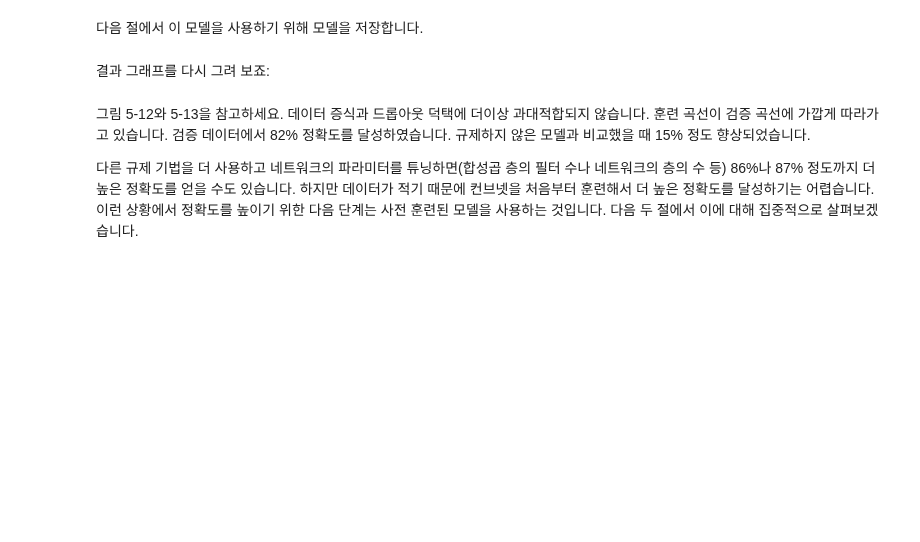
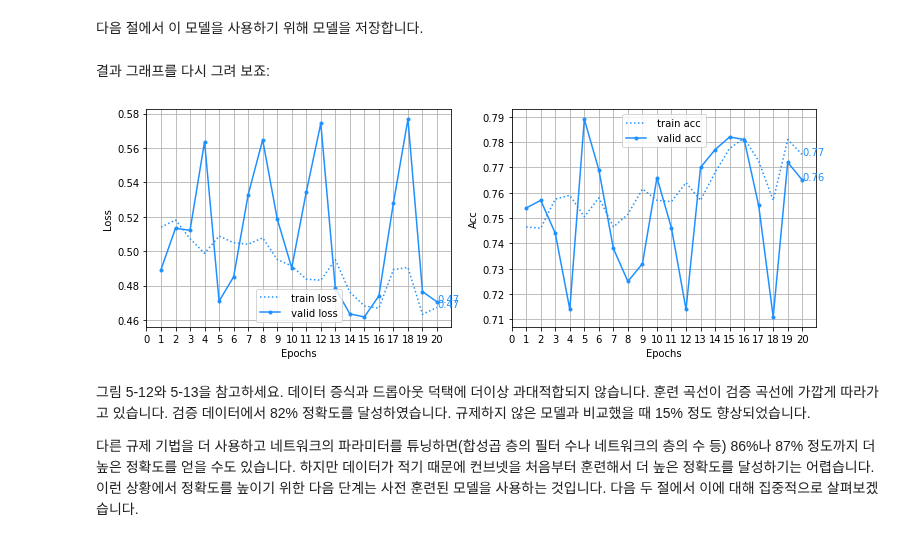
Before and after one commit to yebiny/SkillTreePython-DeepLearning, a Jupyter notebook: 02.케라스_창시자에게_배우는_딥러닝/해설/5_2_using_convnets_with_small_datasets.ipynb, the cells around one changed output. Drawn from its saved outputs; the diff is of its cells as text; code cells hidden in the pictures; blank space fills up the shorter version.

```diff
--- a/02.케라스_창시자에게_배우는_딥러닝/해설/5_2_using_convnets_with_small_datasets.ipynb
+++ b/02.케라스_창시자에게_배우는_딥러닝/해설/5_2_using_convnets_with_small_datasets.ipynb
@@ -207,2 +375,23 @@ https://www.tensorflow.org/api_docs/python/tf/keras/preprocessing
 # %% [markdown]
 데이터 증식과 드롭아웃을 사용하여 이 네트워크를 훈련시켜 봅시다:
+# %%
+from tensorflow.keras.preprocessing.image import ImageDataGenerator
+
+train_gen = aug_gen.flow_from_directory('/content/new_ds/train',
+                                        target_size=(150,150),
+                                        batch_size = 20,
+                                        class_mode = 'binary' # 이진분류
+                                        )
+# 검증용데이터에는 증강 적용 하지 않는다.
+valid_gen = ImageDataGenerator(rescale=1.0/255.0).flow_from_directory('/content/new_ds/valid',
+                                                                      target_size=(150,150),
+                                                                      batch_size = 20,
+                                                                      class_mode = 'binary' # 이진분류
+                                                                      )
+# batch size = 20 (20*100 = 2000)->train  (20*50 =1000)->valid
+history2 = model2.fit( train_gen,
+                     steps_per_epoch=100,
+                     epochs = 50,
+                     validation_data = valid_gen,
+                     validation_steps = 50
+                     )
@@ -211,5 +420,9 @@ https://www.tensorflow.org/api_docs/python/tf/keras/preprocessing
 # %% [markdown]
 결과 그래프를 다시 그려 보죠:
+# %%
+plot_lcurve([history2], [''], ['dodgerblue'])
+# %% [output]
+[figure, added]
 # %% [markdown]
 그림 5-12와 5-13을 참고하세요. 데이터 증식과 드롭아웃 덕택에 더이상 과대적합되지 않습니다. 훈련 곡선이 검증 곡선에 가깝게 따라가고 있습니다. 검증 데이터에서 82% 정확도를 달성하였습니다. 규제하지 않은 모델과 비교했을 때 15% 정도 향상되었습니다.
 
```
Also changed, not shown: parts of 16 cells of this notebook.
